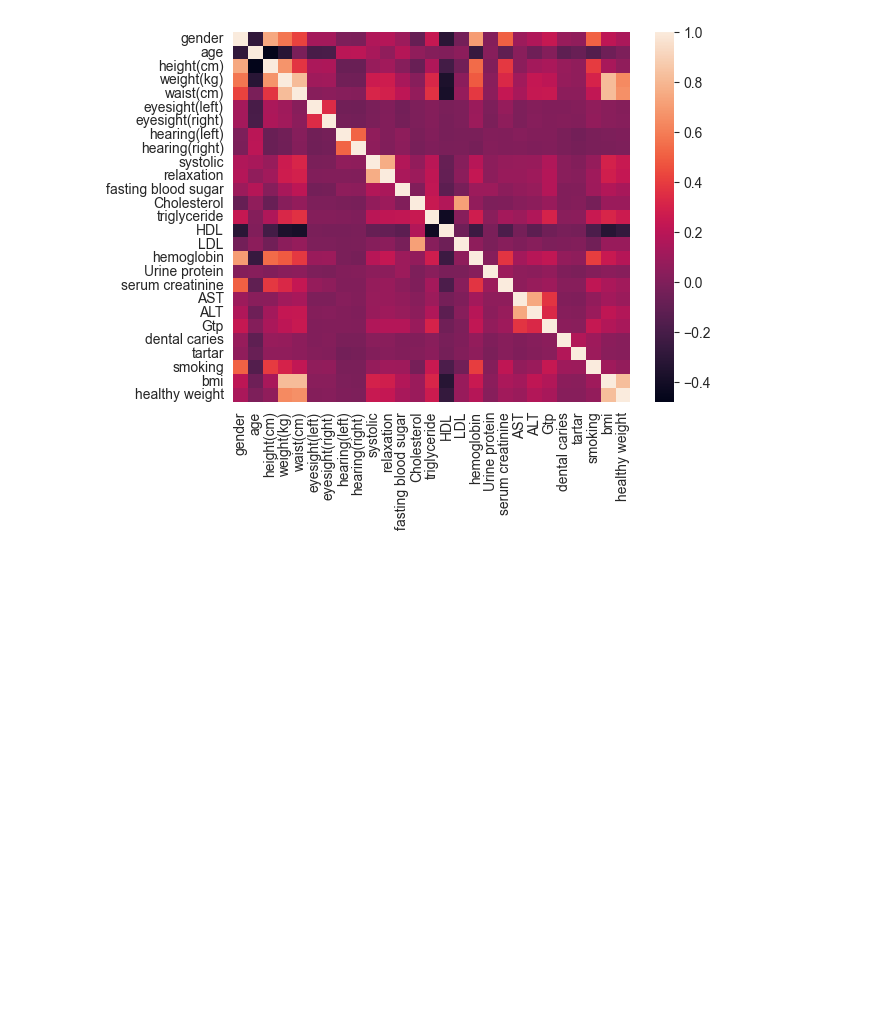
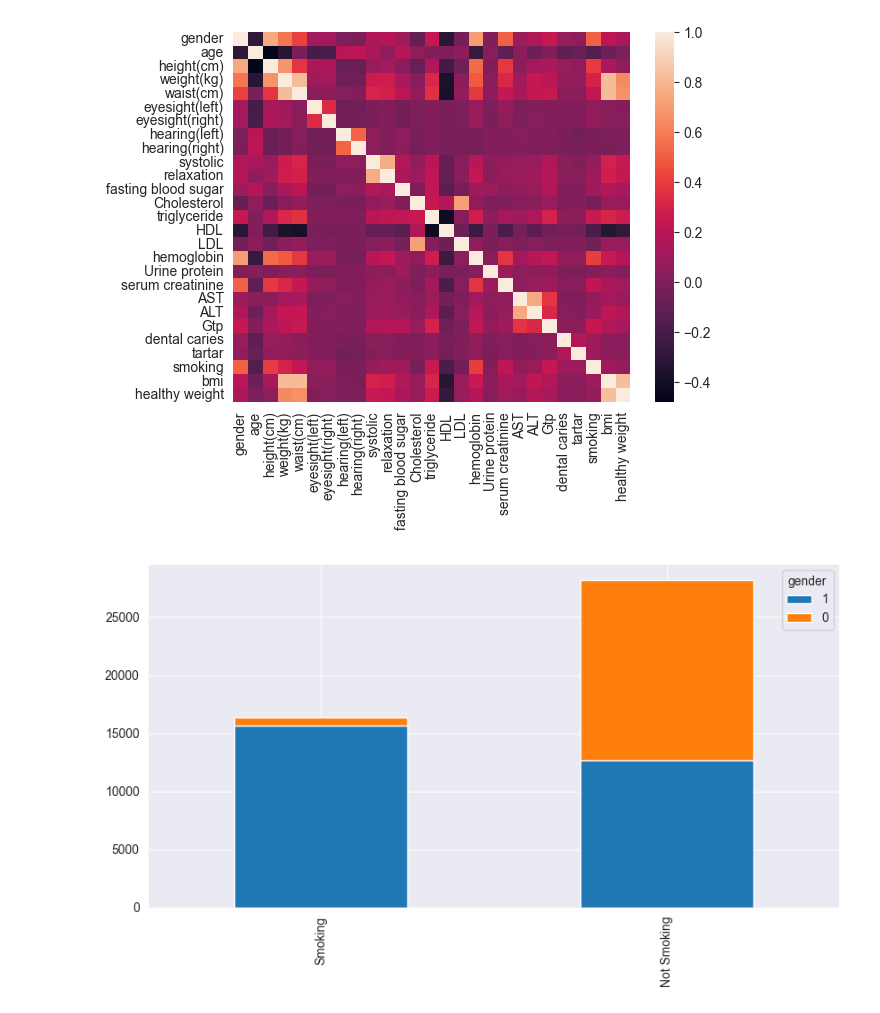
Before and after one commit to balooooooooo/machine_learning_1_coursework, a Jupyter notebook: data_exploration.ipynb, the cells around one changed output. Cells and saved outputs as stored; diff of their text form; code cells hidden in the pictures; blank space fills up the shorter version.

```diff
--- a/data_exploration.ipynb
+++ b/data_exploration.ipynb
@@ -21,3 +21,14 @@ sns.heatmap(corr, xticklabels=corr.columns, yticklabels=corr.columns)
 # %% [output]
 <Axes: >
 [figure]
+# %%
+def bar_chart(train_data, feature):
+    smoking = train_data[train_data['smoking']==1][feature].value_counts()
+    not_smoking = train_data[train_data['smoking']==0][feature].value_counts()
+    df = pd.DataFrame([smoking, not_smoking])
+    df.index = ['Smoking', 'Not Smoking']
+    df.plot(kind='bar', stacked=True, figsize=(10, 5))
+# %%
+bar_chart(train, "gender")
+# %% [output]
+[figure, added]
```
Also changed, not shown: parts of 1 cell of this notebook.
